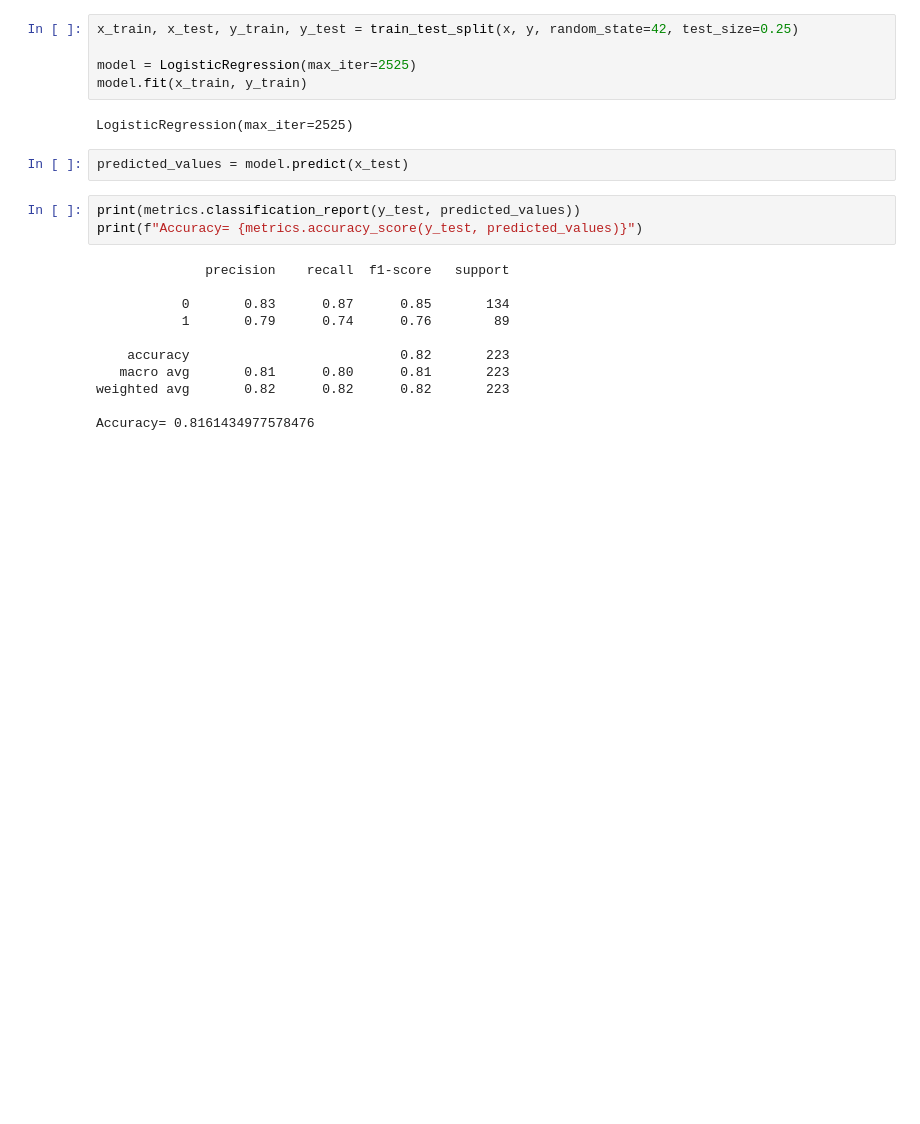
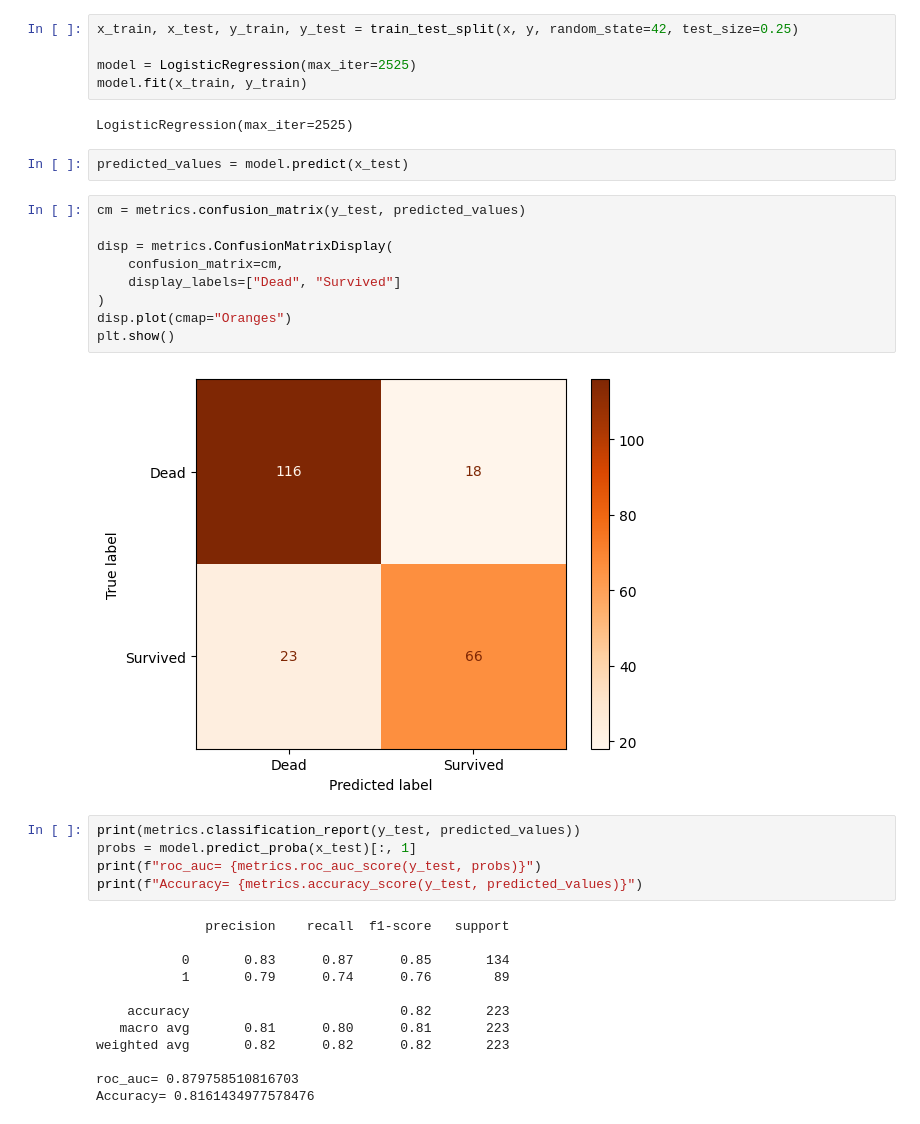
Before and after one commit to MJBM2510/Logistic_Regression_On_Titanic, a Jupyter notebook: Titanic.ipynb, the cells around one changed output. Saved outputs shown, nothing was run; the diff lists cells and outputs as text; blank space fills up the shorter version.

Commit message:
feat: add confusion matrix and ROC-AUC evaluation

```diff
--- a/Titanic.ipynb
+++ b/Titanic.ipynb
@@ -230,8 +230,21 @@ model.fit(x_train, y_train)
 LogisticRegression(max_iter=2525)
 # %%
 predicted_values = model.predict(x_test)
+# %%
+cm = metrics.confusion_matrix(y_test, predicted_values)
+
+disp = metrics.ConfusionMatrixDisplay(
+    confusion_matrix=cm,
+    display_labels=["Dead", "Survived"]
+)
+disp.plot(cmap="Oranges")
+plt.show()
+# %% [output]
+[figure, added]
 # %%
 print(metrics.classification_report(y_test, predicted_values))
+probs = model.predict_proba(x_test)[:, 1]
+print(f"roc_auc= {metrics.roc_auc_score(y_test, probs)}")
 print(f"Accuracy= {metrics.accuracy_score(y_test, predicted_values)}")
 # %% [output]
               precision    recall  f1-score   support
@@ -243,4 +256,5 @@ print(f"Accuracy= {metrics.accuracy_score(y_test, predicted_values)}")
    macro avg       0.81      0.80      0.81       223
 weighted avg       0.82      0.82      0.82       223
 
+roc_auc= 0.879758510816703
 Accuracy= 0.8161434977578476
```
